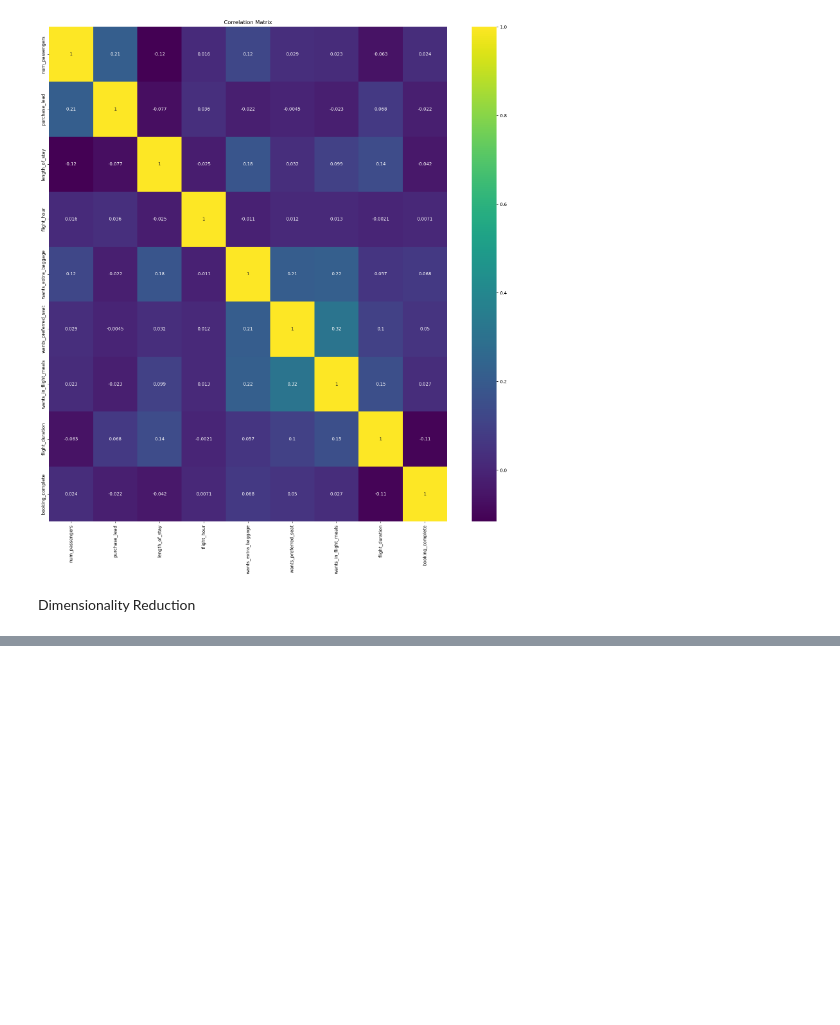
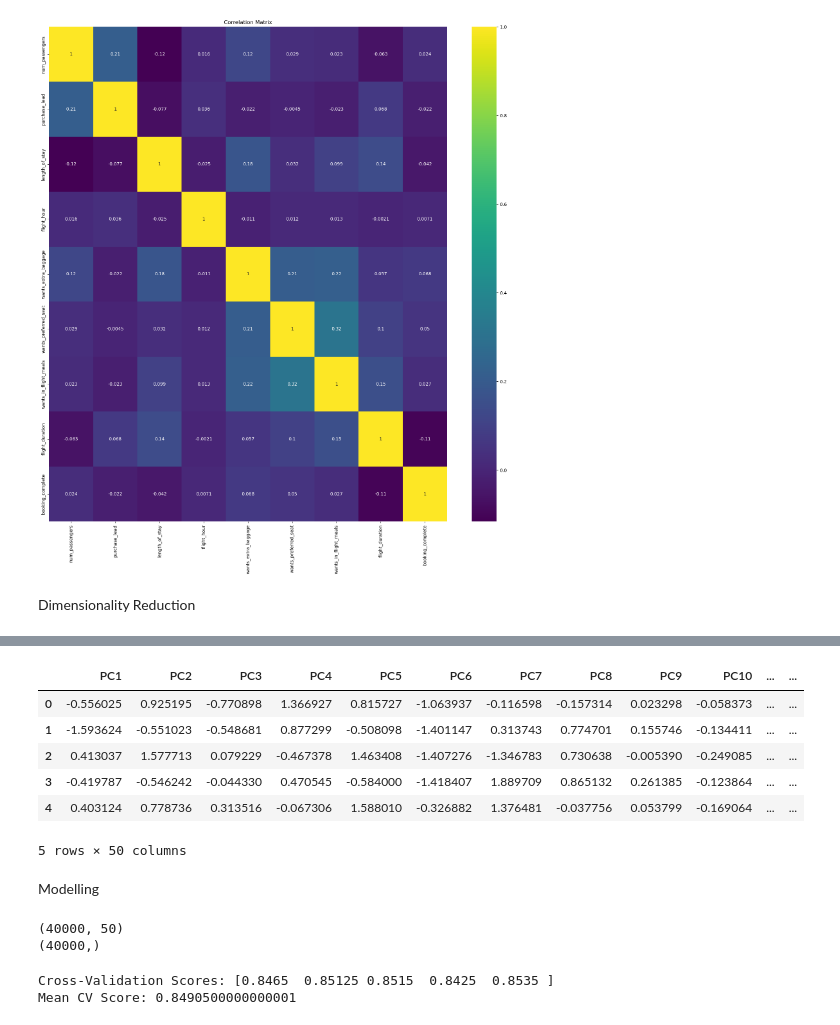
Before and after one commit to Ds2023/British_Airways_Predictive_Booking_Model, a Jupyter notebook: notebooks/eda.ipynb, the cells around one changed output, grey strips where cells are left out. Saved outputs shown, nothing was run; the diff lists cells and outputs as text; code cells hidden in the pictures; blank space fills up the shorter version.

```diff
--- a/notebooks/eda.ipynb
+++ b/notebooks/eda.ipynb
@@ -525,0 +459,20 @@ from sklearn.preprocessing import OneHotEncoder
+# %%
+num_components = 50
+pca = PCA(n_components=num_components)
+X_pca = pca.fit_transform(final_df)
+# %%
+# Create a new DataFrame with PCA components
+columns_pca = [f'PC{i+1}' for i in range(num_components)]
+df_pca = pd.DataFrame(data=X_pca, columns=columns_pca)
+# %%
+df_pca.head()
+# %% [output]
+|  | PC1 | PC2 | PC3 | PC4 | PC5 | PC6 | PC7 | PC8 | PC9 | PC10 | ... | ... |
+| 0 | -0.556025 | 0.925195 | -0.770898 | 1.366927 | 0.815727 | -1.063937 | -0.116598 | -0.157314 | 0.023298 | -0.058373 | ... | ... |
+| 1 | -1.593624 | -0.551023 | -0.548681 | 0.877299 | -0.508098 | -1.401147 | 0.313743 | 0.774701 | 0.155746 | -0.134411 | ... | ... |
+| 2 | 0.413037 | 1.577713 | 0.079229 | -0.467378 | 1.463408 | -1.407276 | -1.346783 | 0.730638 | -0.005390 | -0.249085 | ... | ... |
+| 3 | -0.419787 | -0.546242 | -0.044330 | 0.470545 | -0.584000 | -1.418407 | 1.889709 | 0.865132 | 0.261385 | -0.123864 | ... | ... |
+| 4 | 0.403124 | 0.778736 | 0.313516 | -0.067306 | 1.588010 | -0.326882 | 1.376481 | -0.037756 | 0.053799 | -0.169064 | ... | ... |
+5 rows × 50 columns
+# %% [markdown]
+Modelling
@@ -525,0 +485,18 @@ from sklearn.preprocessing import OneHotEncoder
+# %%
+print(X_train.shape)
+print(y_train.shape)
+# %% [output]
+(40000, 50)
+(40000,)
+# %%
+rf_classifier = RandomForestClassifier(n_estimators=100, random_state=42)
+
+# Perform cross-validation
+cv_scores = cross_val_score(rf_classifier, X_train, y_train, cv=5, scoring='accuracy')
+
+# Print cross-validation scores
+print("Cross-Validation Scores:", cv_scores)
+print("Mean CV Score:", cv_scores.mean())
+# %% [output]
+Cross-Validation Scores: [0.8465  0.85125 0.8515  0.8425  0.8535 ]
+Mean CV Score: 0.8490500000000001
```
Also changed, not shown: parts of 34 cells of this notebook.
